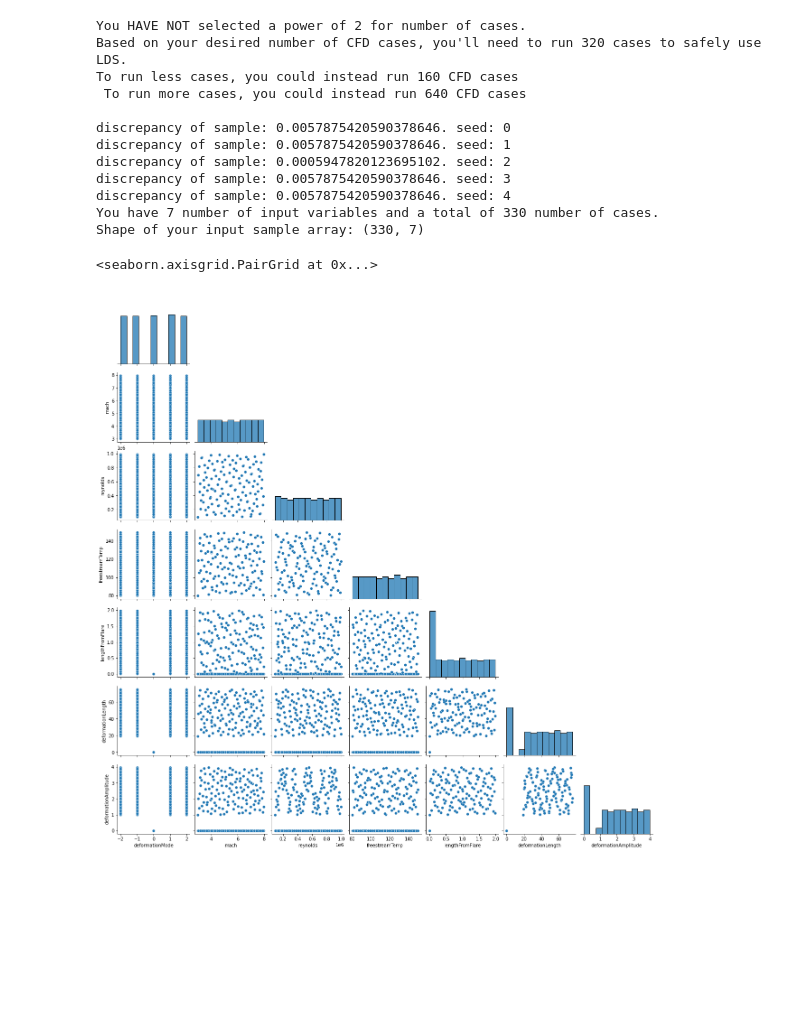
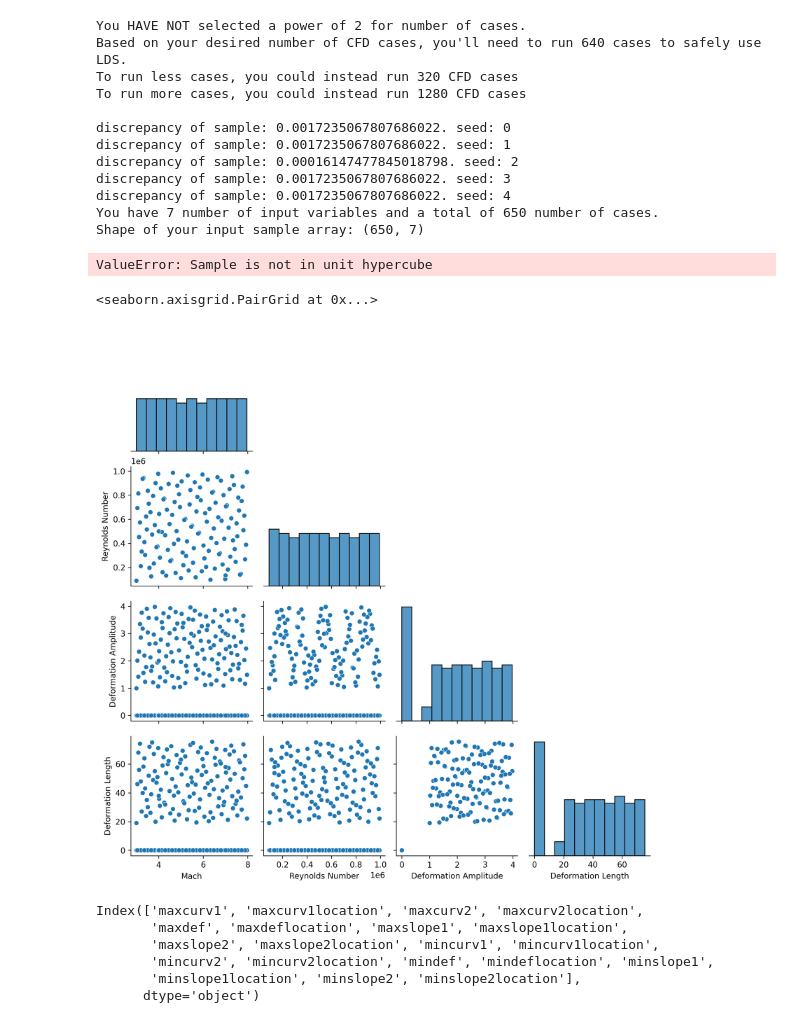
Before and after one commit to AmosJoseph/multifidelitymodeling, a Jupyter notebook: misc code/LDS_samples.ipynb, the cells around one changed output. Drawn from its saved outputs; the diff is of its cells as text; code cells hidden in the pictures; blank space fills up the shorter version.

```diff
--- a/misc code/LDS_samples.ipynb
+++ b/misc code/LDS_samples.ipynb
@@ -3,9 +3,13 @@ import numpy as np
 import math
 import pandas as pd
 import seaborn as sns
+import itertools
+import matplotlib
+import matplotlib.pyplot as plt; plt.rcParams['figure.dpi'] = 300;
+import scipy.io
 from scipy.stats import qmc
 
-desiredTotalCFDCases = 200
+desiredTotalCFDCases = 500
 inputParamNames = [
     'deformationMode',
     'mach',
@@ -97,21 +101,37 @@ df = pd.DataFrame(data = sampleArray, columns = inputParamNames)
 df.to_csv('./inputVariables.csv')
 # %% [output]
 You HAVE NOT selected a power of 2 for number of cases.
-Based on your desired number of CFD cases, you'll need to run 320 cases to safely use LDS.
-To run less cases, you could instead run 160 CFD cases
- To run more cases, you could instead run 640 CFD cases
+Based on your desired number of CFD cases, you'll need to run 640 cases to safely use LDS.
+To run less cases, you could instead run 320 CFD cases
+To run more cases, you could instead run 1280 CFD cases
 
-discrepancy of sample: 0.0057875420590378646. seed: 0
-discrepancy of sample: 0.0057875420590378646. seed: 1
-discrepancy of sample: 0.0005947820123695102. seed: 2
-discrepancy of sample: 0.0057875420590378646. seed: 3
-discrepancy of sample: 0.0057875420590378646. seed: 4
-You have 7 number of input variables and a total of 330 number of cases.
-Shape of your input sample array: (330, 7)
+discrepancy of sample: 0.0017235067807686022. seed: 0
+discrepancy of sample: 0.0017235067807686022. seed: 1
+discrepancy of sample: 0.00016147477845018798. seed: 2
+discrepancy of sample: 0.0017235067807686022. seed: 3
+discrepancy of sample: 0.0017235067807686022. seed: 4
+You have 7 number of input variables and a total of 650 number of cases.
+Shape of your input sample array: (650, 7)
+# %%
+qmc.discrepancy(sampleArray)
+# %% [output]
+ValueError: Sample is not in unit hypercube
 # %%
 # locationFromFlareDF = pd.DataFrame(data = sampleArray[:,locationOfLengthFromFlare])
 # sns.histplot(locationFromFlareDF)
-sns.pairplot(df, corner=True)
+# sns.set(font_scale=1)
+selectedVariables = ['mach', 'reynolds', 'deformationAmplitude', 'deformationLength']
+
+columnRenameDict = {
+    'mach': 'Mach',
+    'reynolds': 'Reynolds Number',
+    'deformationAmplitude': 'Deformation Amplitude',
+    'deformationLength': 'Deformation Length'
+}
+
+df_new = df[selectedVariables]
+df_new = df_new.rename(columns=columnRenameDict)
+sns.pairplot(df_new, corner=True)
 # %% [output]
 <seaborn.axisgrid.PairGrid at 0x...>
-[figure, old version]
+[figure, new version]
@@ -117,0 +157,9 @@ sns.pairplot(df, corner=True)
+# %%
+aaronDF.keys()
+# %% [output]
+Index(['maxcurv1', 'maxcurv1location', 'maxcurv2', 'maxcurv2location',
+       'maxdef', 'maxdeflocation', 'maxslope1', 'maxslope1location',
+       'maxslope2', 'maxslope2location', 'mincurv1', 'mincurv1location',
+       'mincurv2', 'mincurv2location', 'mindef', 'mindeflocation', 'minslope1',
+       'minslope1location', 'minslope2', 'minslope2location'],
+      dtype='object')
```
Also changed, not shown: parts of 4 cells of this notebook, 6 other files.
